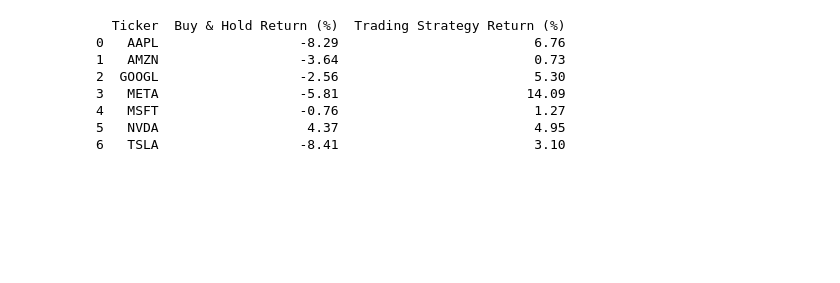
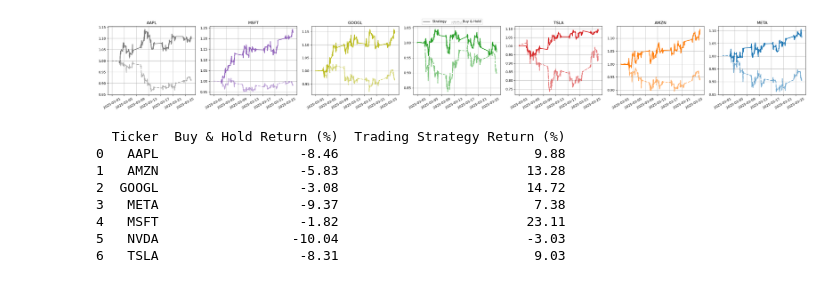
Before and after one commit to onepersonhere/4211-project, a Jupyter notebook: stock/RNN_Prediction_Technical.ipynb, the cells around one changed output. Saved outputs shown, nothing was run; the diff lists cells and outputs as text; code cells hidden in the pictures; blank space fills up the shorter version.

Commit message:
Updated Stocks

```diff
--- a/stock/RNN_Prediction_Technical.ipynb
+++ b/stock/RNN_Prediction_Technical.ipynb
@@ -524,0 +29,6 @@ Epoch 11/50
+# %%
+# Load the Dataset (Adjust file path if necessary)
+df = pd.read_csv('./data_with_indicators/stock_prices_2minute_with_indicators.csv', parse_dates=['Datetime'])
+df.set_index('Datetime', inplace=True)
+df.sort_index(inplace=True)
+df.head()
@@ -525,3 +456,3 @@ Epoch 11/50
 # %%
-print(all_trades_df)
+run_sensitivity_analysis(all_trades_df)
 # %% [output]
@@ -579,0 +467,2 @@ plot_buy_and_hold_test_period(df)
+# %%
+run_stress_testing(all_trades_df)
@@ -580,26 +532,48 @@ plot_buy_and_hold_test_period(df)
+# %%
+def plot_trading_vs_buy_hold(df, all_trades_df):
+    fig, axes = plt.subplots(1, 7, figsize=(30, 4))
+    for ax, ticker, color in zip(axes, stocks, colors):
+        trades = all_trades_df[all_trades_df['Ticker'] == ticker]
+        df_ticker = df[df['Ticker'] == ticker].sort_values('Datetime')
+        df_test = df_ticker[df_ticker['Datetime'] >= '2025-03-01']
+
+        if df_test.empty or trades.empty:
+            continue
+
+        buy_hold_returns = df_test['Close'] / df_test['Close'].iloc[0]
+        darker_color = mcolors.to_rgba(color, alpha=0.6)
+
+        ax.plot(pd.to_datetime(trades['Date']), trades['Cumulative_Return'], color=color, label='Strategy', linewidth=2)
+        ax.plot(df_test['Datetime'], buy_hold_returns, color=darker_color, linestyle='--', label='Buy & Hold', linewidth=2)
+
+        ax.set_title(f'{ticker}')
+        ax.grid(True)
+        ax.tick_params(axis='x', rotation=30)
+
+    handles, labels = axes[0].get_legend_handles_labels()
+    fig.legend(handles, labels, loc='upper center', ncol=2, frameon=True, fontsize=10)
+    plt.tight_layout()
+    plt.show()
+
+
+plot_trading_vs_buy_hold(df, all_trades_df)
+# %% [output]
+[figure, added]
 # %%
-# Function to calculate returns for both strategies during the test period
+# Compare final returns
 def calculate_strategy_returns(df, all_trades_df):
     results = []
-
     for ticker in df['Ticker'].unique():
         df_ticker = df[df['Ticker'] == ticker].sort_values('Datetime')
-
-        # Split data (80% train, 20% test)
-        split_index = int(len(df_ticker) * 0.8)
-        df_test = df_ticker.iloc[split_index:]  # Select last 20%
+        df_test = df_ticker[df_ticker['Datetime'] >= '2025-03-01']
 
         if df_test.empty:
-            continue  # Skip if no test data
+            continue
 
-        # Buy & Hold Strategy Return
-        initial_price = df_test['Close'].iloc[0]
-        final_price = df_test['Close'].iloc[-1]
-        buy_and_hold_return = (final_price / initial_price) - 1
+        buy_and_hold_return = (df_test['Close'].iloc[-1] / df_test['Close'].iloc[0]) - 1
 
-        # Trading Strategy Return (from the logged trades)
         df_trades = all_trades_df[all_trades_df['Ticker'] == ticker]
-        strategy_return = df_trades['Cumulative_Return'].iloc[-1] if not df_trades.empty else None
+        strategy_return = df_trades['Cumulative_Return'].iloc[-1] - 1 if not df_trades.empty else None
 
         results.append({
             "Ticker": ticker,
@@ -609,18 +583,14 @@ def calculate_strategy_returns(df, all_trades_df):
 
     return pd.DataFrame(results)
 
-# Check if trading results exist
-if 'all_trades_df' in globals():
-    strategy_returns_df = calculate_strategy_returns(df, all_trades_df)
-    print(strategy_returns_df)
-else:
-    print("Trading strategy results are missing. Please re-run the trading model first.")
+strategy_returns_df = calculate_strategy_returns(df, all_trades_df)
+print(strategy_returns_df)
 # %% [output]
   Ticker  Buy & Hold Return (%)  Trading Strategy Return (%)
-0   AAPL                  -8.29                         6.76
-1   AMZN                  -3.64                         0.73
-2  GOOGL                  -2.56                         5.30
-3   META                  -5.81                        14.09
-4   MSFT                  -0.76                         1.27
-5   NVDA                   4.37                         4.95
-6   TSLA                  -8.41                         3.10
+0   AAPL                  -8.46                         9.88
+1   AMZN                  -5.83                        13.28
+2  GOOGL                  -3.08                        14.72
+3   META                  -9.37                         7.38
+4   MSFT                  -1.82                        23.11
+5   NVDA                 -10.04                        -3.03
+6   TSLA                  -8.31                         9.03
```
Also changed, not shown: parts of 19 cells of this notebook.
